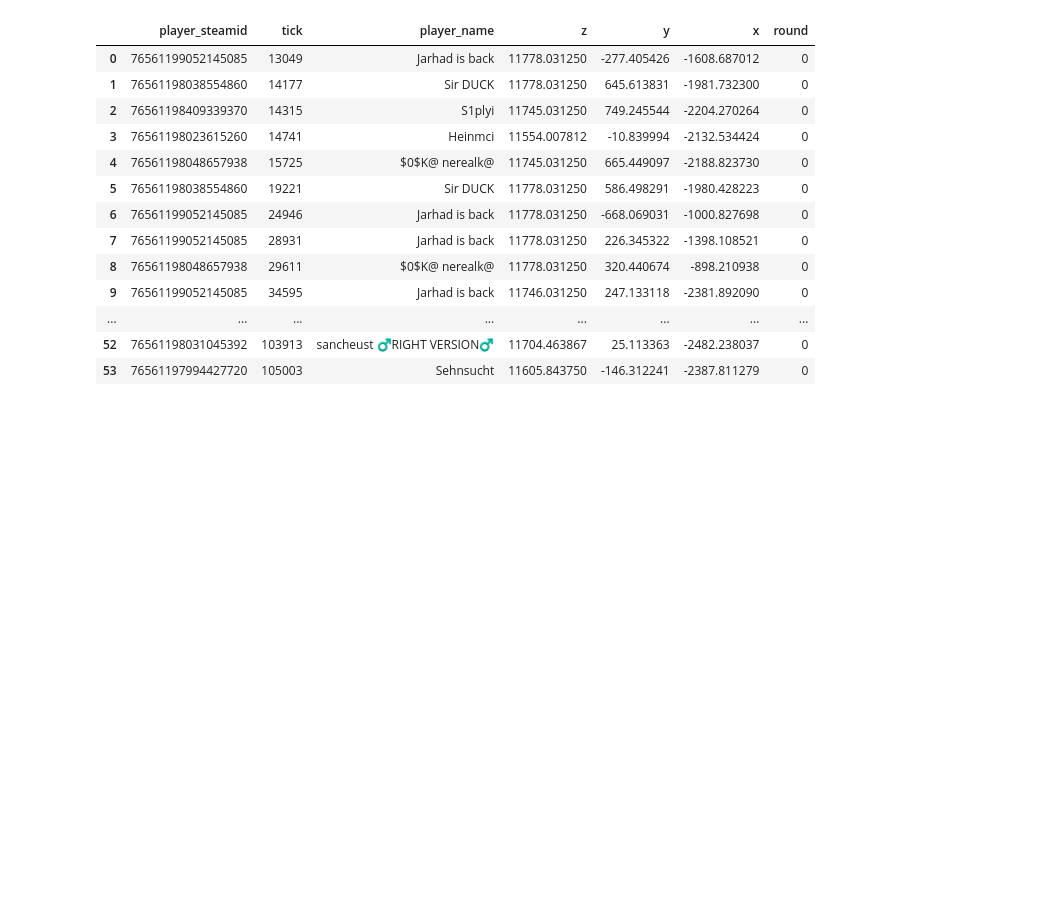
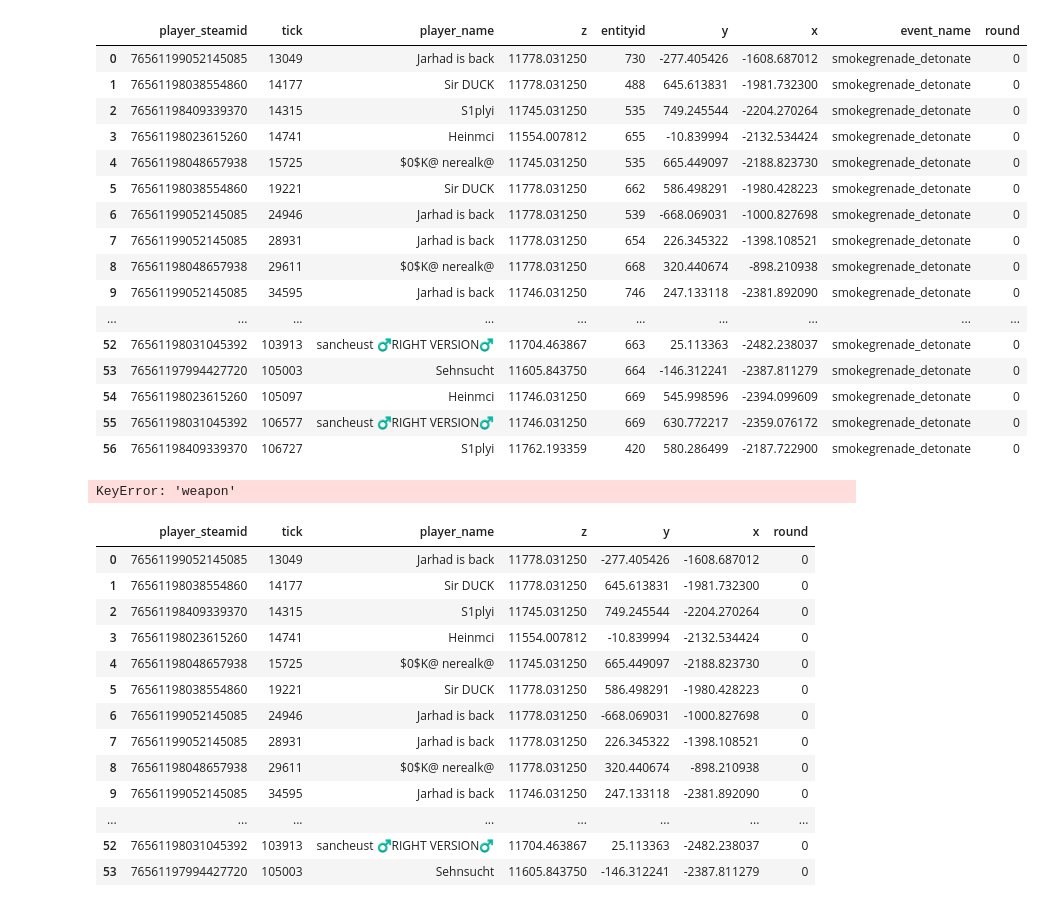
Before and after one commit to jadasek/Smokes_labeling, a Jupyter notebook: main.ipynb, the cells around one changed output. Cells and saved outputs as stored; diff of their text form; code cells hidden in the pictures; blank space fills up the shorter version.

```diff
--- a/main.ipynb
+++ b/main.ipynb
@@ -5,6 +5,30 @@ import pandas as pd
 parser = DemoParser(r"C:\Program Files (x86)\Steam\steamapps\common\Counter-Strike Global Offensive\csgo\replays\match730_003617425643731419460_0501383489_183.dem")
 events = parser.parse_events("smokegrenade_detonate")
 events = pd.DataFrame(events)
+# %%
+events
+# %% [output]
+|  | player_steamid | tick | player_name | z | entityid | y | x | event_name | round |
+| 0 | 76561199052145085 | 13049 | Jarhad is back | 11778.031250 | 730 | -277.405426 | -1608.687012 | smokegrenade_detonate | 0 |
+| 1 | 76561198038554860 | 14177 | Sir DUCK | 11778.031250 | 488 | 645.613831 | -1981.732300 | smokegrenade_detonate | 0 |
+| 2 | 76561198409339370 | 14315 | S1plyi | 11745.031250 | 535 | 749.245544 | -2204.270264 | smokegrenade_detonate | 0 |
+| 3 | 76561198023615260 | 14741 | Heinmci | 11554.007812 | 655 | -10.839994 | -2132.534424 | smokegrenade_detonate | 0 |
+| 4 | 76561198048657938 | 15725 | $0$K@ nerealk@ | 11745.031250 | 535 | 665.449097 | -2188.823730 | smokegrenade_detonate | 0 |
+| 5 | 76561198038554860 | 19221 | Sir DUCK | 11778.031250 | 662 | 586.498291 | -1980.428223 | smokegrenade_detonate | 0 |
+| 6 | 76561199052145085 | 24946 | Jarhad is back | 11778.031250 | 539 | -668.069031 | -1000.827698 | smokegrenade_detonate | 0 |
+| 7 | 76561199052145085 | 28931 | Jarhad is back | 11778.031250 | 654 | 226.345322 | -1398.108521 | smokegrenade_detonate | 0 |
+| 8 | 76561198048657938 | 29611 | $0$K@ nerealk@ | 11778.031250 | 668 | 320.440674 | -898.210938 | smokegrenade_detonate | 0 |
+| 9 | 76561199052145085 | 34595 | Jarhad is back | 11746.031250 | 746 | 247.133118 | -2381.892090 | smokegrenade_detonate | 0 |
+| ... | ... | ... | ... | ... | ... | ... | ... | ... | ... |
+| 52 | 76561198031045392 | 103913 | sancheust ♂RIGHT VERSION♂ | 11704.463867 | 663 | 25.113363 | -2482.238037 | smokegrenade_detonate | 0 |
+| 53 | 76561197994427720 | 105003 | Sehnsucht | 11605.843750 | 664 | -146.312241 | -2387.811279 | smokegrenade_detonate | 0 |
+| 54 | 76561198023615260 | 105097 | Heinmci | 11746.031250 | 669 | 545.998596 | -2394.099609 | smokegrenade_detonate | 0 |
+| 55 | 76561198031045392 | 106577 | sancheust ♂RIGHT VERSION♂ | 11746.031250 | 669 | 630.772217 | -2359.076172 | smokegrenade_detonate | 0 |
+| 56 | 76561198409339370 | 106727 | S1plyi | 11762.193359 | 420 | 580.286499 | -2187.722900 | smokegrenade_detonate | 0 |
+# %%
+events.where(events['weapon'] =='weapon_smokegrenade').dropna()
+# %% [output]
+KeyError: 'weapon'
 # %%
 events = events.drop(['entityid', 'event_name'], axis=1)
 events2 = events.drop(['player_steamid','tick','player_name','round'], axis=1)
```
Also changed, not shown: parts of 14 cells of this notebook.
